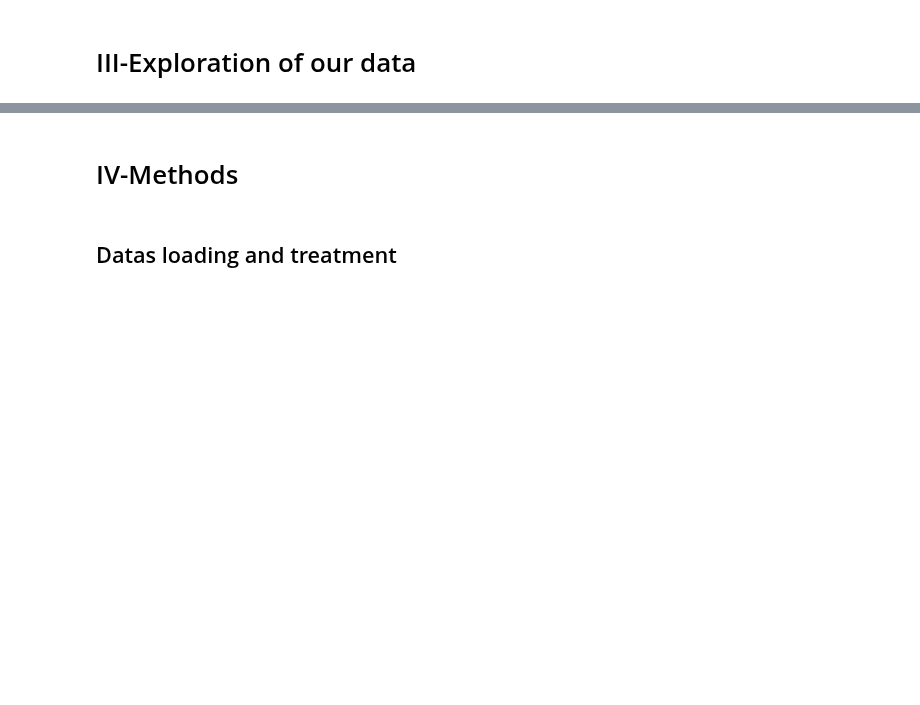
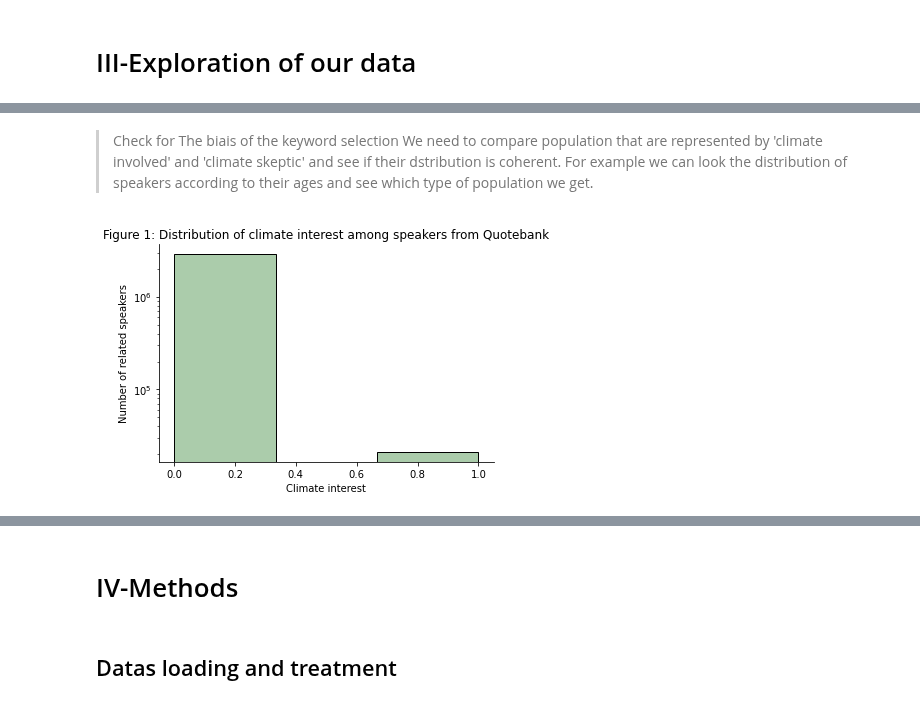
Before and after one commit to epfl-ada/ada-2021-project-avada-kedavra, a Jupyter notebook: da.ipynb, the cells around one changed output, grey strips where cells are left out. Drawn from its saved outputs; the diff is of its cells as text; code cells hidden in the pictures; blank space fills up the shorter version.

```diff
--- a/da.ipynb
+++ b/da.ipynb
@@ -363,3 +440,4 @@ Is there some missing rows ? False
+# %%
+speakers.date_of_birth=speakers.fillna(0).date_of_birth.map(lambda y : str(y).split("-")[0][3:])#Keep only the year of birth.
 # %%
-speakers=speakers.fillna("[]").head(20)[['date_of_birth', 'nationality','gender','ethnic_group',
-                                       'occupation','party', 'academic_degree','candidacy', 'religion']].applymap(lambda y: ast.literal_eval(str(y)))
+speakers=speakers.loc[speakers['date_of_birth'].apply(lambda x: x!= '' and int(x)>1920 and int(x)< 2008)]#Keep only speakers born after 1920.
@@ -369,2 +443,0 @@ we will juste recover year of the birth
-# %%
-speakers.date_of_birth=speakers.date_of_birth.map(lambda y : str(y).split("-")[0][3:]).fillna(0)
@@ -375,0 +444,2 @@ print(corr)
+# %%
+speakers['date_of_birth']=speakers_c['date_of_birth'].astype(int)
@@ -403,0 +457,11 @@ sns.pairplot(lalonde_data)
+# %% [markdown]
+> Check for The biais of the keyword selection
+We need to compare population that are represented by 'climate involved' and 'climate skeptic' and see if their dstribution is coherent. For example we can look the distribution of speakers according to their ages and see which type of population we get.
+# %%
+ax=sns.histplot(speakers['climate'],  bins=3, color = "darkseagreen" )
+ax.set(xlabel='Climate interest', ylabel='Number of related speakers',
+       title= 'Figure 1: Distribution of climate interest among speakers from Quotebank')
+ax.set_yscale('log') #We use a log scale in order to see the small values.
+sns.despine()
+# %% [output]
+[figure, added]
```
Also changed, not shown: parts of 127 cells of this notebook, 1 other file.
